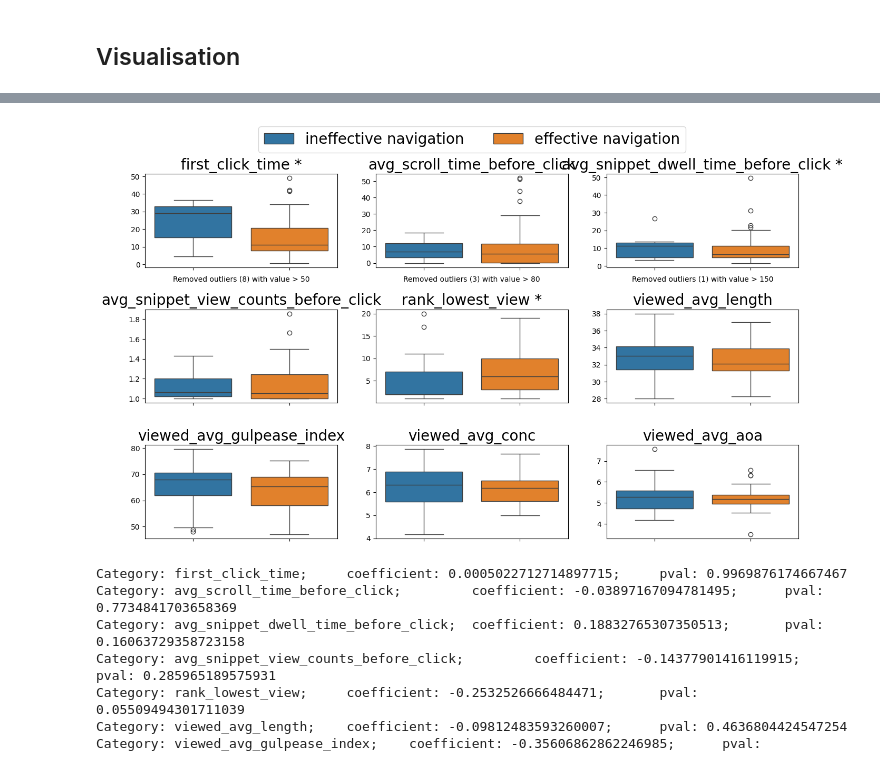
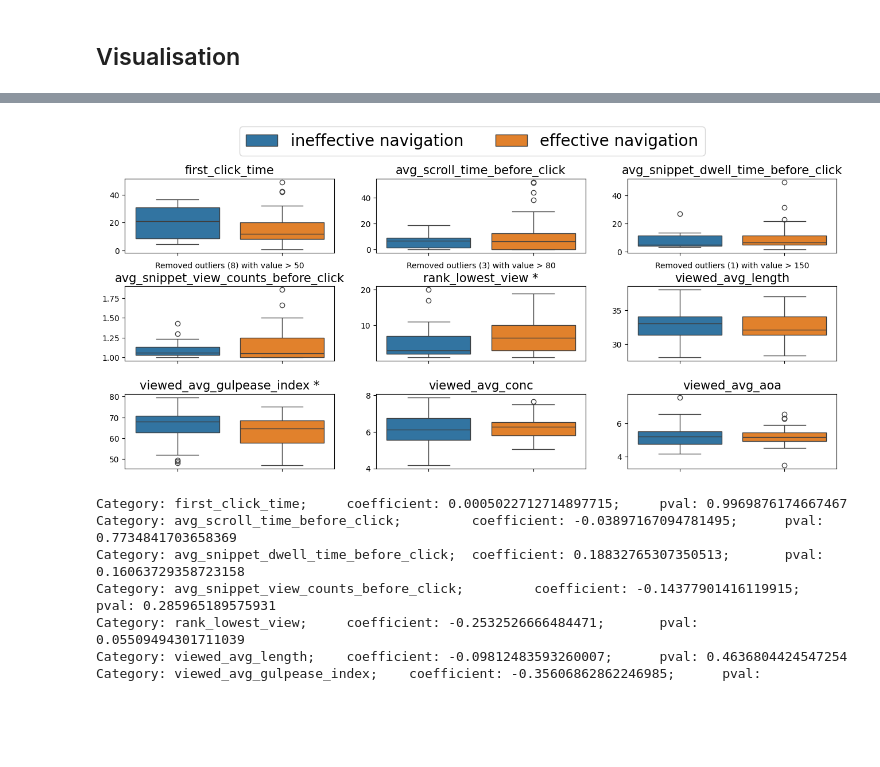
Before and after one commit to SOLandChildren/CHIIR27_LogAnalysis, a Jupyter notebook: results_navigation.ipynb, the cells around one changed output, grey strips where cells are left out. Cells and saved outputs as stored; diff of their text form; code cells hidden in the pictures; blank space fills up the shorter version.

Commit message:
fixed the thresholds for categorising effective and ineffective navigation; added another performance metric for results navigation

```diff
--- a/results_navigation.ipynb
+++ b/results_navigation.ipynb
@@ -204,7 +204,8 @@ for i, row in navigation_quality.iterrows():
     else:
         tail_ratio.append(None)
 navigation_quality["tail_ratio"] = tail_ratio
-navigation_quality["effective_nav_pt2"] = [int(tail_ratio<=0.5) for tail_ratio in navigation_quality["tail_ratio"]]
+navigation_quality["effective_nav_pt2"] = [int(tail_ratio<0.2) for tail_ratio in navigation_quality["tail_ratio"]]
+navigation_quality.to_csv("Data/navigation_quality.csv", index=False, encoding="utf8")
 # navigation_quality
 # %%
 len(navigation_quality.loc[navigation_quality["effective_nav_pt2"]==1]), len(navigation_quality)
@@ -211,7 +249,14 @@ len(navigation_quality.loc[navigation_quality["effective_nav_pt2"]==1]), len(nav
 # %%
 from driver import get_significance
 
-desc_stats_df, sig_test_results = get_significance(df=navigation_quality, effective_label="effective_nav_pt2", search_stage="results_navigation", categories=categories)
-sig_test_results
+categories = [
+    # "total_clicks", "repetitions",
+    "first_click_time", "avg_scroll_time_before_click", "avg_snippet_dwell_time_before_click", "avg_snippet_view_counts_before_click", "rank_lowest_view",
+    "viewed_avg_length", "viewed_avg_gulpease_index", "viewed_avg_conc", "viewed_avg_aoa",
+    # "SERP_avg_length", "SERP_avg_gulpease_index", "SERP_avg_conc", "SERP_avg_aoa"
+]
+
+desc_stats_df_tail_ratio, sig_test_results_tail_ratio = get_significance(df=navigation_quality, effective_label="effective_nav_pt2", search_stage="results_navigation_tail_ratio", categories=categories)
+sig_test_results_tail_ratio
 # %% [output]
 |  | search_stage | characteristic | test_statistic | pval | significant |
@@ -240,9 +285,9 @@ desc_stats_df
 # %%
 from driver import get_boxplots
 
-get_boxplots(df=navigation_quality, search_stage="results_navigation", categories=categories, group="effective_nav_pt2", artefact="navigation", n_cols=3, n_rows=3, stats_df=sig_test_results)
+get_boxplots(df=navigation_quality, search_stage="results_navigation_tail_ratio", categories=categories, group="effective_nav_pt2", artefact="navigation", n_cols=3, n_rows=4, stats_df=sig_test_results_tail_ratio)
 # %% [output]
-[figure, old version]
+[figure, new version]
 # %%
 from scipy.stats import spearmanr
 
```
Also changed, not shown: parts of 6 cells of this notebook, 22 other files.
